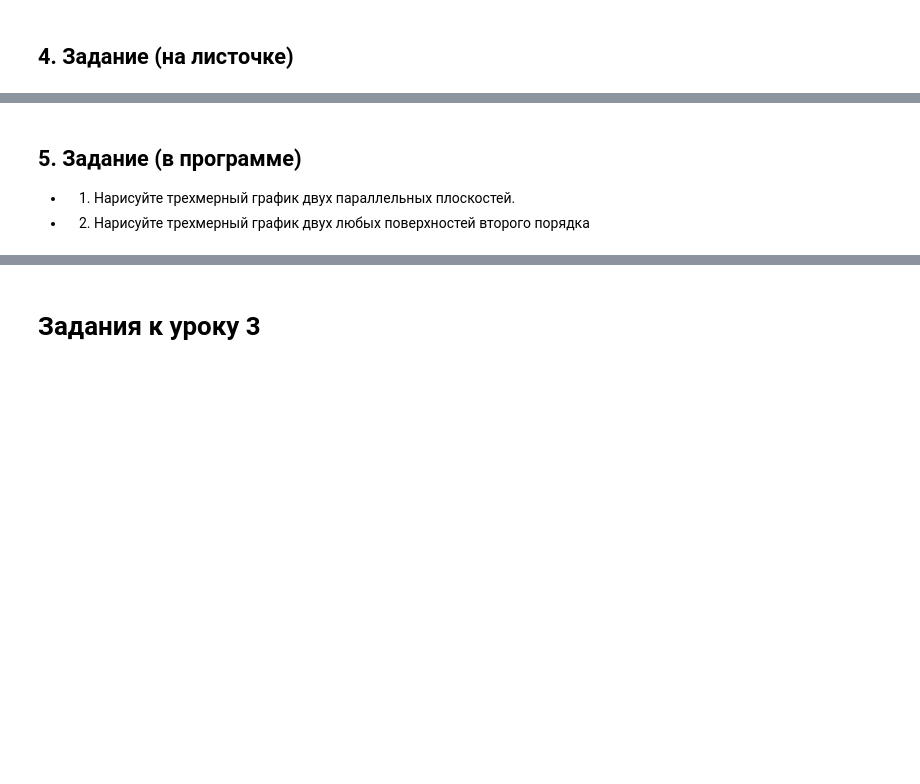
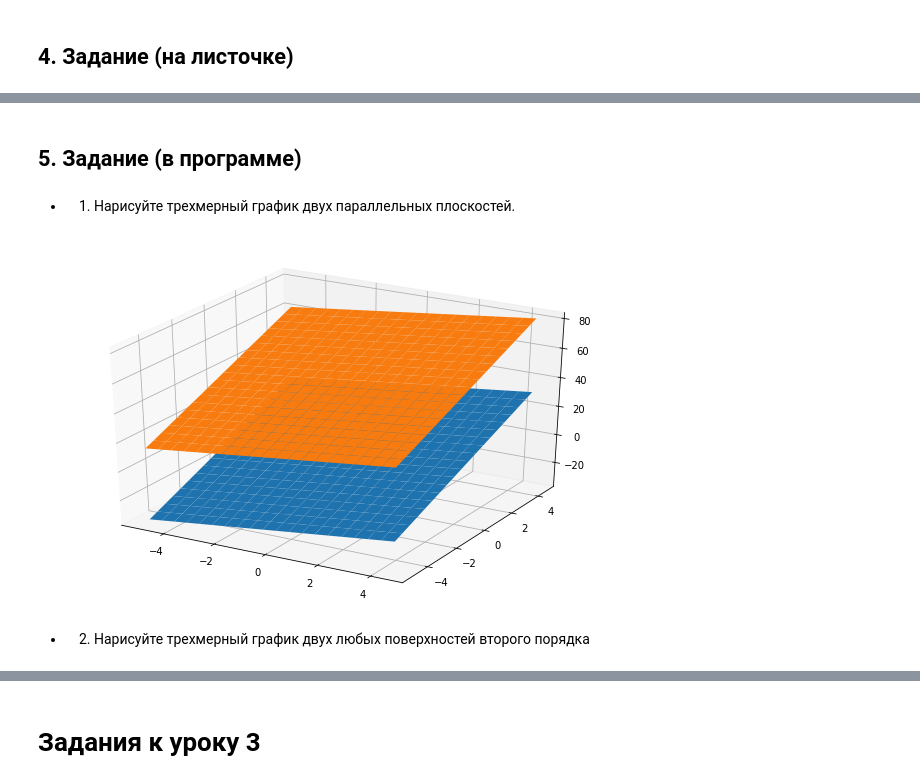
Before and after one commit to koryagin2006/GB_Course_Introduction_to_Higher_Mathematics, a Jupyter notebook: Lesson_3 Видеоурок “Введение в аналитическую геометрию. Графики на плоскости”/Практическое задание к теме 2-3.ipynb, the cells around one changed output, grey strips where cells are left out. Cells and saved outputs as stored; diff of their text form; code cells hidden in the pictures; blank space fills up the shorter version.

```diff
--- a/Lesson_3 Видеоурок “Введение в аналитическую геометрию. Графики на плоскости”/Практическое задание к теме 2-3.ipynb
+++ b/Lesson_3 Видеоурок “Введение в аналитическую геометрию. Графики на плоскости”/Практическое задание к теме 2-3.ipynb
@@ -147,0 +153,2 @@ A1x + B1y + C1z + D1 = 0
+# %% [markdown]
+## 5. Задание (в программе)
@@ -148,4 +158,16 @@ A1x + B1y + C1z + D1 = 0
+# %% [markdown]
+- 1) Нарисуйте трехмерный график двух параллельных плоскостей.
+# %%
+fig = figure()
+ax = Axes3D(fig)
+X = np.arange(-5, 5, 0.5)
+Y = np.arange(-5, 5, 0.5)
+X,Y = np.meshgrid(X,Y)
+Z = 2*X + 5*Y
+Z2 = 2*X + 5*Y + 50
+ax.plot_surface(X,Y,Z)
+ax.plot_surface(X,Y,Z2);
+# %% [output]
+[figure, added]
 # %% [markdown]
-## 5. Задание (в программе)
-- 1) Нарисуйте трехмерный график двух параллельных плоскостей.
 - 2) Нарисуйте трехмерный график двух любых поверхностей второго порядка
```
Also changed, not shown: parts of 6 cells of this notebook.
